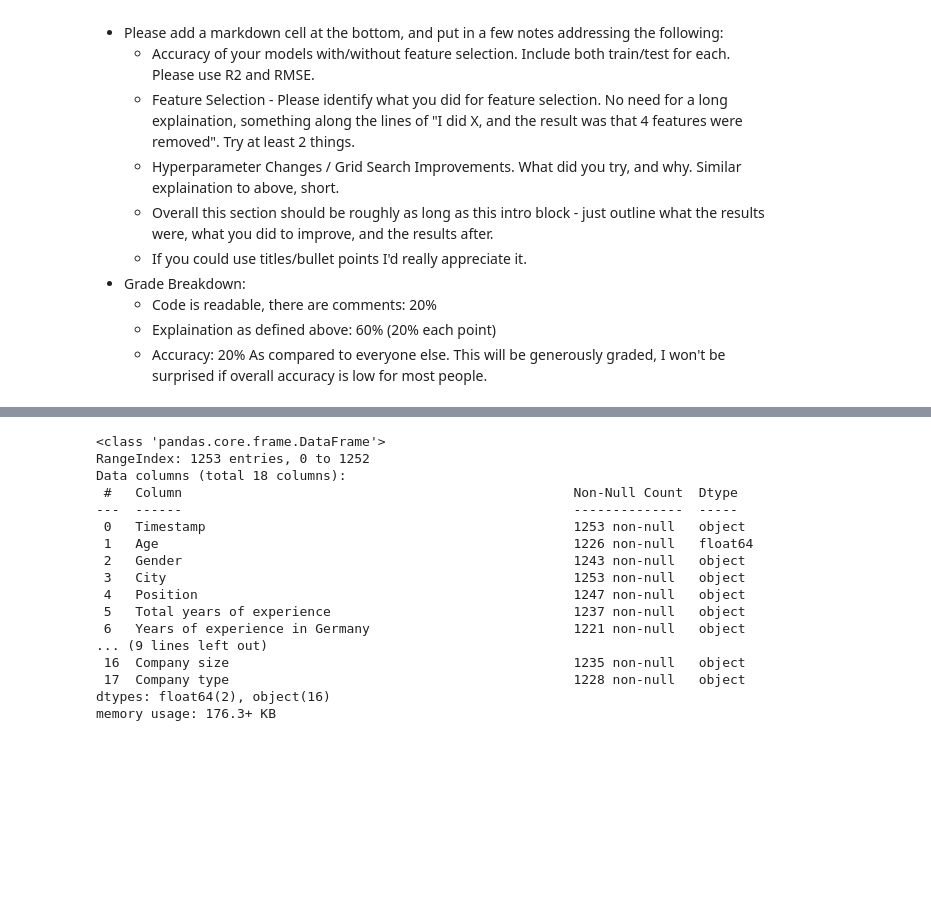
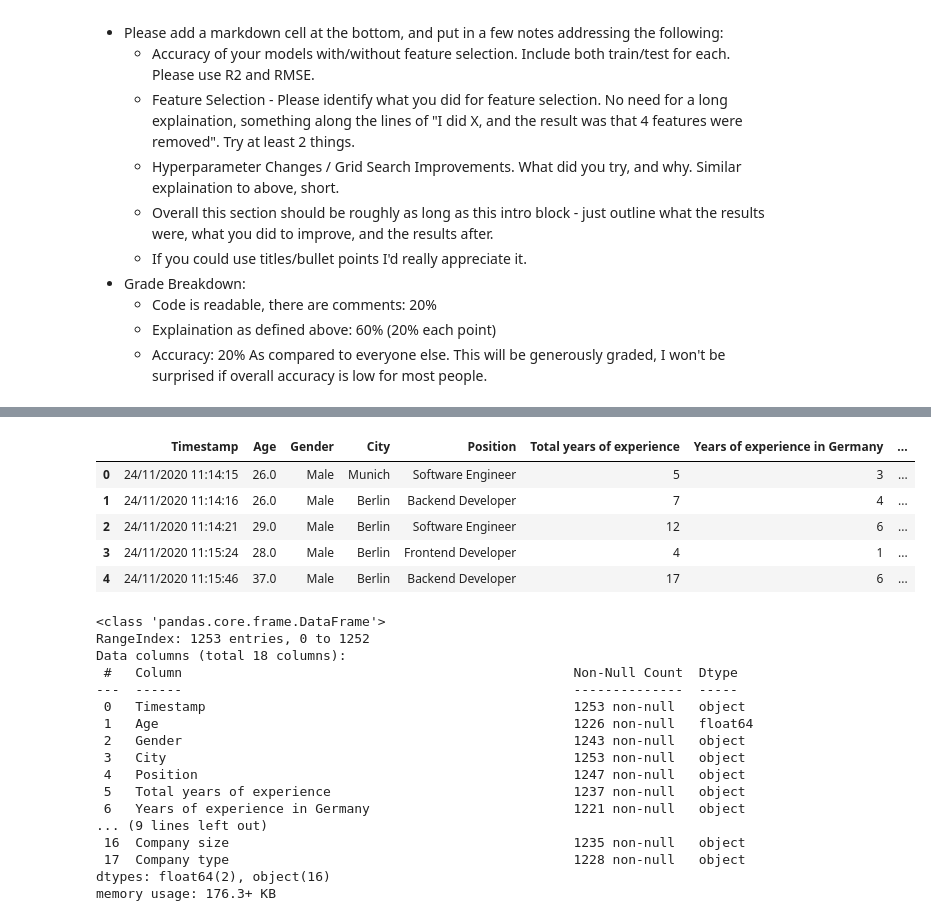
Before and after one commit to DarrenPLee/ItML_Asn_2_Students, a Jupyter notebook: assignment_2_start.ipynb, the cells around one changed output, grey strips where cells are left out. Cells and saved outputs as stored; diff of their text form; code cells hidden in the pictures; blank space fills up the shorter version.

```diff
--- a/assignment_2_start.ipynb
+++ b/assignment_2_start.ipynb
@@ -88,6 +81,15 @@ df.describe(include="all").T
 | Main language at work | 1237 | 14 | English | 1020 | NaN | NaN | NaN | NaN | NaN | NaN | NaN |
 | Company size | 1235 | 5 | 1000+ | 448 | NaN | NaN | NaN | NaN | NaN | NaN | NaN |
 | Company type | 1228 | 63 | Product | 760 | NaN | NaN | NaN | NaN | NaN | NaN | NaN |
+# %%
+df.head()
+# %% [output]
+|  | Timestamp | Age | Gender | City | Position | Total years of experience | Years of experience in Germany | ... |
+| 0 | 24/11/2020 11:14:15 | 26.0 | Male | Munich | Software Engineer | 5 | 3 | ... |
+| 1 | 24/11/2020 11:14:16 | 26.0 | Male | Berlin | Backend Developer | 7 | 4 | ... |
+| 2 | 24/11/2020 11:14:21 | 29.0 | Male | Berlin | Software Engineer | 12 | 6 | ... |
+| 3 | 24/11/2020 11:15:24 | 28.0 | Male | Berlin | Frontend Developer | 4 | 1 | ... |
+| 4 | 24/11/2020 11:15:46 | 37.0 | Male | Berlin | Backend Developer | 17 | 6 | ... |
 # %%
 df.info()
 # %% [output]
```
Also changed, not shown: parts of 83 cells of this notebook.
